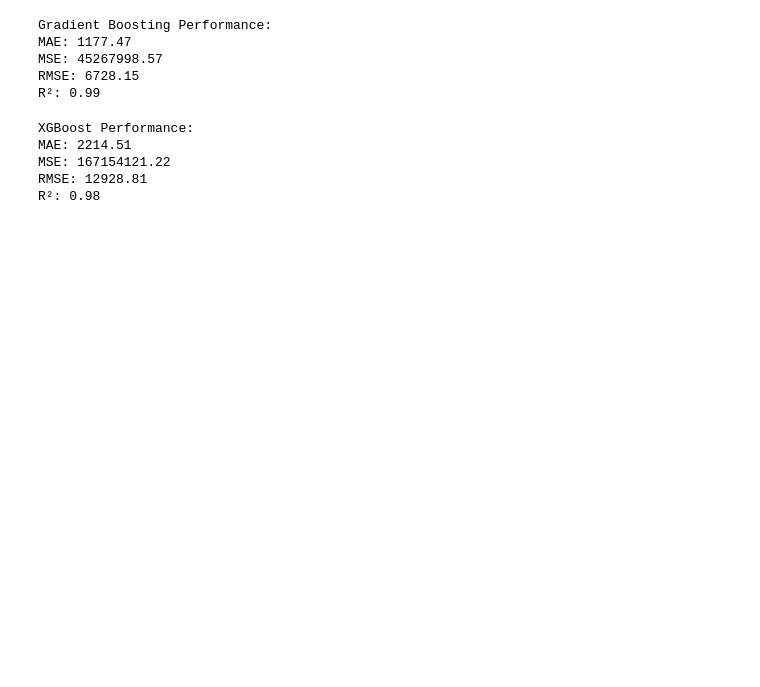
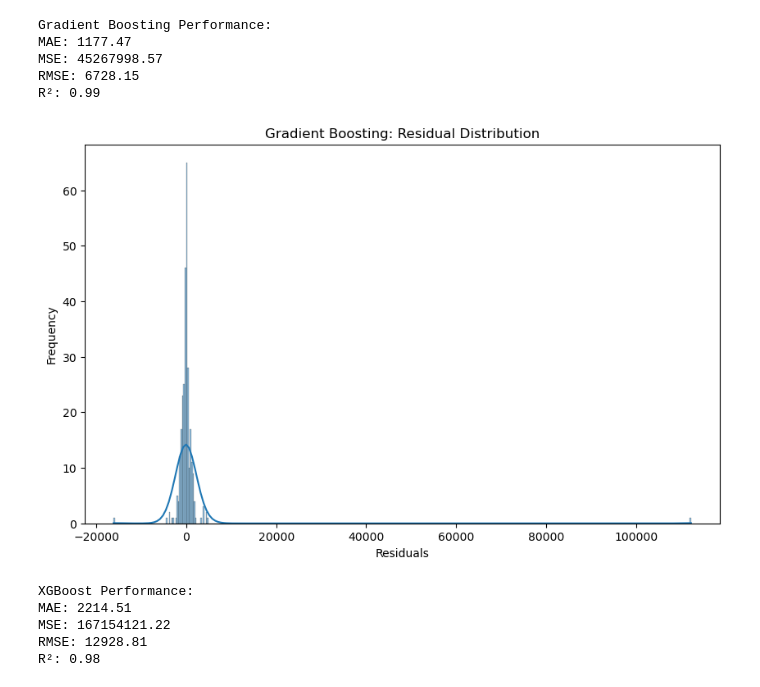
Before and after one commit to gogikarbharath/House-Price-Pred, a Jupyter notebook: Outputfile.ipynb, the cells around one changed output. Cells and saved outputs as stored; diff of their text form; code cells hidden in the pictures; blank space fills up the shorter version.

```diff
--- a/Outputfile.ipynb
+++ b/Outputfile.ipynb
@@ -539,6 +562,11 @@ MAE: 1177.47
 MSE: 45267998.57
 RMSE: 6728.15
 R²: 0.99
+# %%
+# Distribution plot for Gradient Boosting
+plot_residual_distribution(y_test, gb_predictions, 'Gradient Boosting: Residual Distribution')
+# %% [output]
+[figure, added]
 # %%
 # Initialize the model
 xgb_model = XGBRegressor(n_estimators=100, random_state=42)
```
Also changed, not shown: parts of 9 cells of this notebook.
